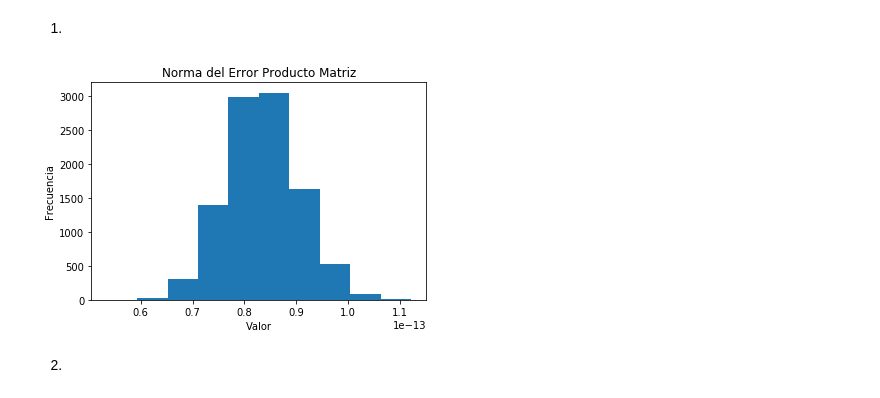
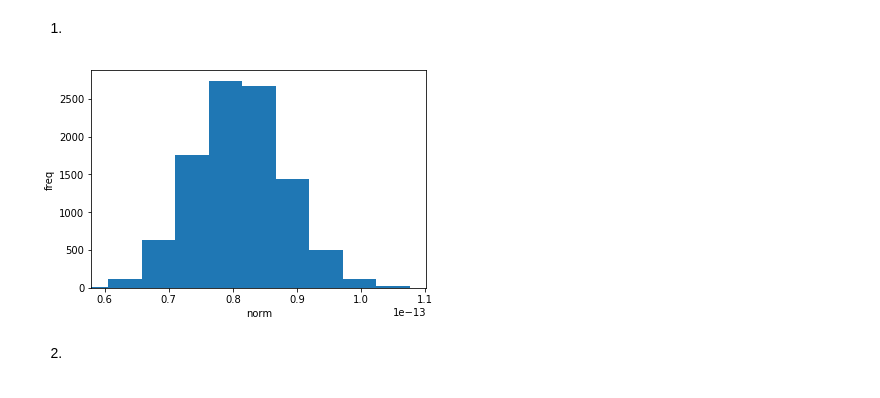
Before and after one commit to mijara/notebooks, a Jupyter notebook: Tarea_1_CC1_2017.ipynb, the cells around one changed output. Saved outputs shown, nothing was run; the diff lists cells and outputs as text; code cells hidden in the pictures.

```diff
--- a/Tarea_1_CC1_2017.ipynb
+++ b/Tarea_1_CC1_2017.ipynb
@@ -96,37 +96,38 @@ interact(show_time,alpha=(0.1,3,0.1))
 # %%
 def dot(matrix, vector):
     result = np.zeros(100)
     row = 0
     for col in range(100):
         total = 0
         for row in range(100):
             total += matrix[col][row] * vector[row]
 
         result[col] = total
     return result
 
 
 def norm(m1, m2):
     return np.linalg.norm(m1 - m2)
 
 
 N = 10000
 
 norms = np.zeros(N)
 for i in range(N):
     matrix = np.random.random((100, 100))
     vector = np.random.random(100)
 
     norms[i] = norm(dot(matrix, vector), np.dot(matrix, vector))
 
-plt.hist(norms)
-plt.title("Norma del Error Producto Matriz")
-plt.xlabel("Valor")
-plt.ylabel("Frecuencia")
+y, x = np.histogram(norms)
 
+plt.bar(x[:-1], y, width=x[1]-x[0])
+plt.xlim(min(x), max(x))
+plt.xlabel('norm')
+plt.ylabel('freq')
 plt.show()
 # %% [output]
-[figure, old version]
+[figure, new version]
 # %% [markdown]
 2)
 # %%
```
Also changed, not shown: parts of 14 cells of this notebook.
